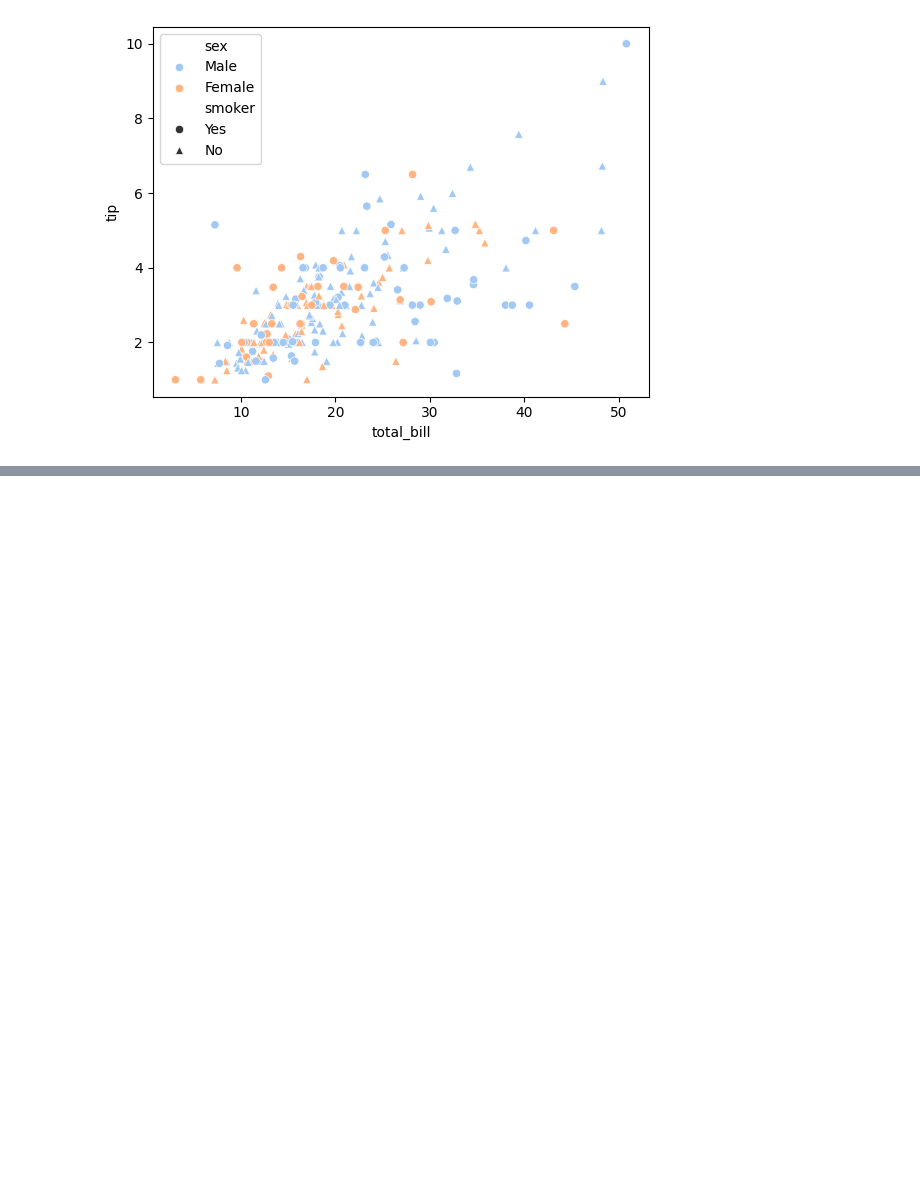
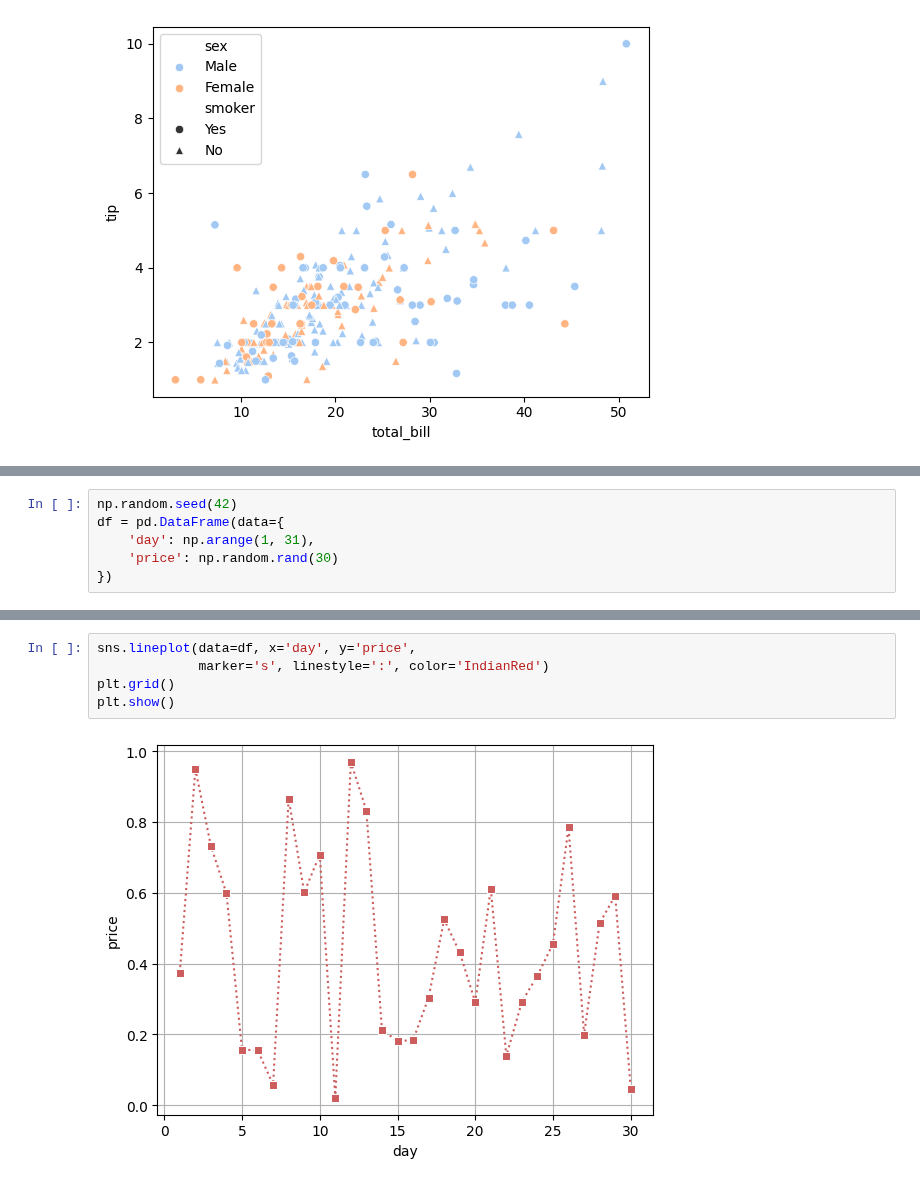
Before and after one commit to JakeOh/202511_BD53, a Jupyter notebook: lab_python/da05_seaborn.ipynb, the cells around one changed output, grey strips where cells are left out. Cells and saved outputs as stored; diff of their text form; blank space fills up the shorter version.

```diff
--- a/lab_python/da05_seaborn.ipynb
+++ b/lab_python/da05_seaborn.ipynb
@@ -485,0 +488,6 @@ plt.show()
+# %%
+np.random.seed(42)
+df = pd.DataFrame(data={
+    'day': np.arange(1, 31),
+    'price': np.random.rand(30)
+})
@@ -485,0 +514,7 @@ plt.show()
+# %%
+sns.lineplot(data=df, x='day', y='price',
+             marker='s', linestyle=':', color='IndianRed')
+plt.grid()
+plt.show()
+# %% [output]
+[figure, added]
```
Also changed, not shown: parts of 5 cells of this notebook.
